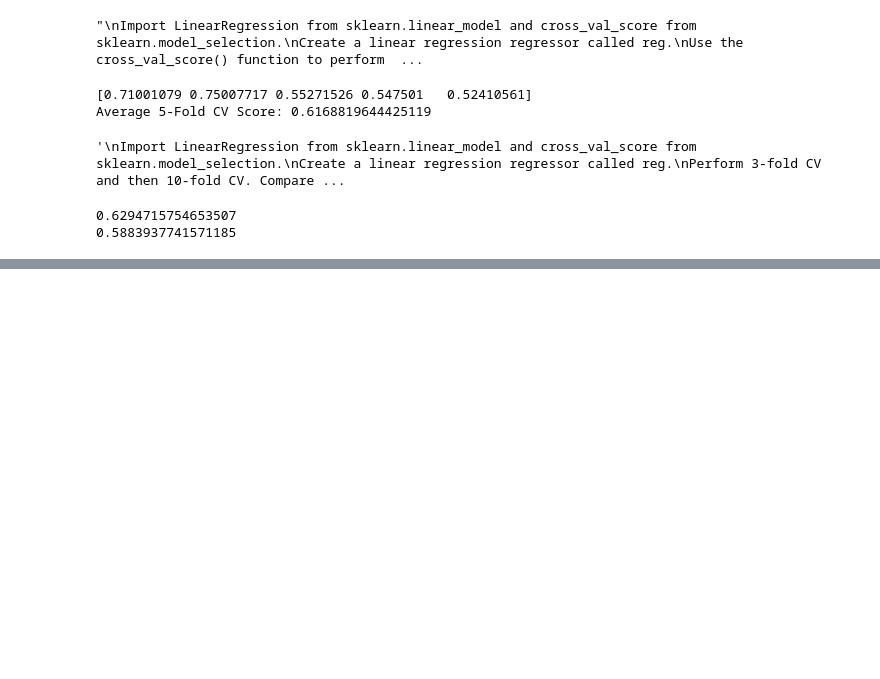
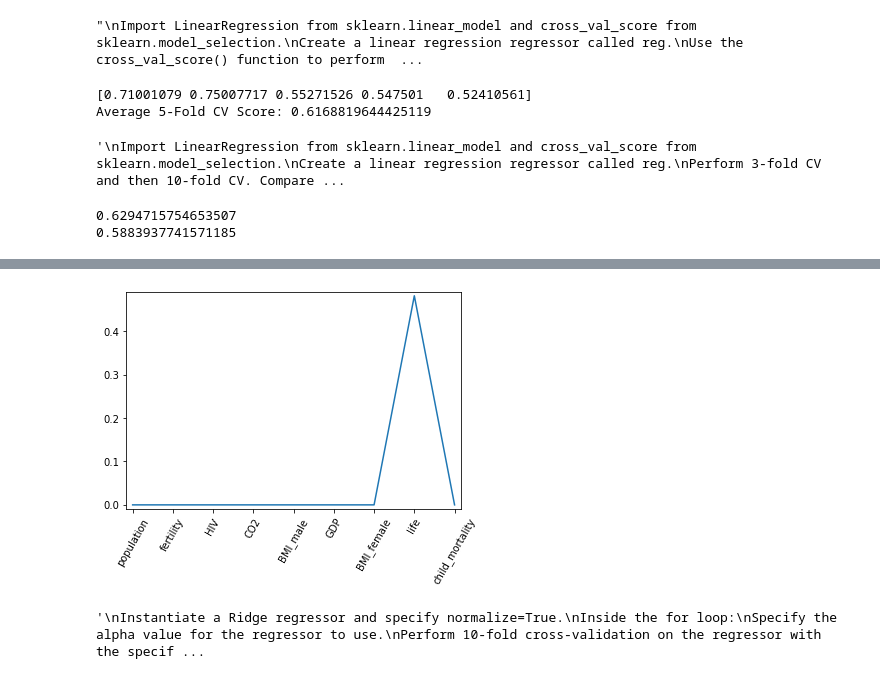
Before and after one commit to tubademir23/ML_Python101, a Jupyter notebook: datacamp/data_scientist/SupervisedLearningWithScikit-Learn.ipynb, the cells around one changed output, grey strips where cells are left out. Saved outputs shown, nothing was run; the diff lists cells and outputs as text; code cells hidden in the pictures; blank space fills up the shorter version.

```diff
--- a/datacamp/data_scientist/SupervisedLearningWithScikit-Learn.ipynb
+++ b/datacamp/data_scientist/SupervisedLearningWithScikit-Learn.ipynb
@@ -328,22 +344,27 @@ Plot the coefficients on the y-axis and column names on the x-axis. This has bee
 # %%
 # Import Lasso
 from sklearn.linear_model import Lasso
-
+df = pd.read_csv('../datasets/gm_2008_region.csv', index_col=None)
+df= df.drop(['Region'], axis=1)
+X=df.values
+y=df['life']
+df_columns=df.columns
 # Instantiate a lasso regressor: lasso
 lasso = Lasso( alpha=0.4, normalize=True)
 
 # Fit the regressor to the data
 lfit_= lasso.fit(X,y)
 
 # Compute and print the coefficients
 lasso_coef = lfit_.coef_
-print(lasso_coef)
 
 # Plot the coefficients
 plt.plot(range(len(df_columns)), lasso_coef)
 plt.xticks(range(len(df_columns)), df_columns.values, rotation=60)
 plt.margins(0.02)
 plt.show()
+# %% [output]
+[figure, added]
 # %%
 """
 Instantiate a Ridge regressor and specify normalize=True.
@@ -353,3 +374,5 @@ Perform 10-fold cross-validation on the regressor with the specified alpha. The
 Append the average and the standard deviation of the computed cross-validated scores. NumPy has been pre-imported for you as np.
 Use the display_plot() function to visualize the scores and standard deviations.
 """
+# %% [output]
+'\nInstantiate a Ridge regressor and specify normalize=True.\nInside the for loop:\nSpecify the alpha value for the regressor to use.\nPerform 10-fold cross-validation on the regressor with the specif ...
```
Also changed, not shown: parts of 48 cells of this notebook, 8 other files.
